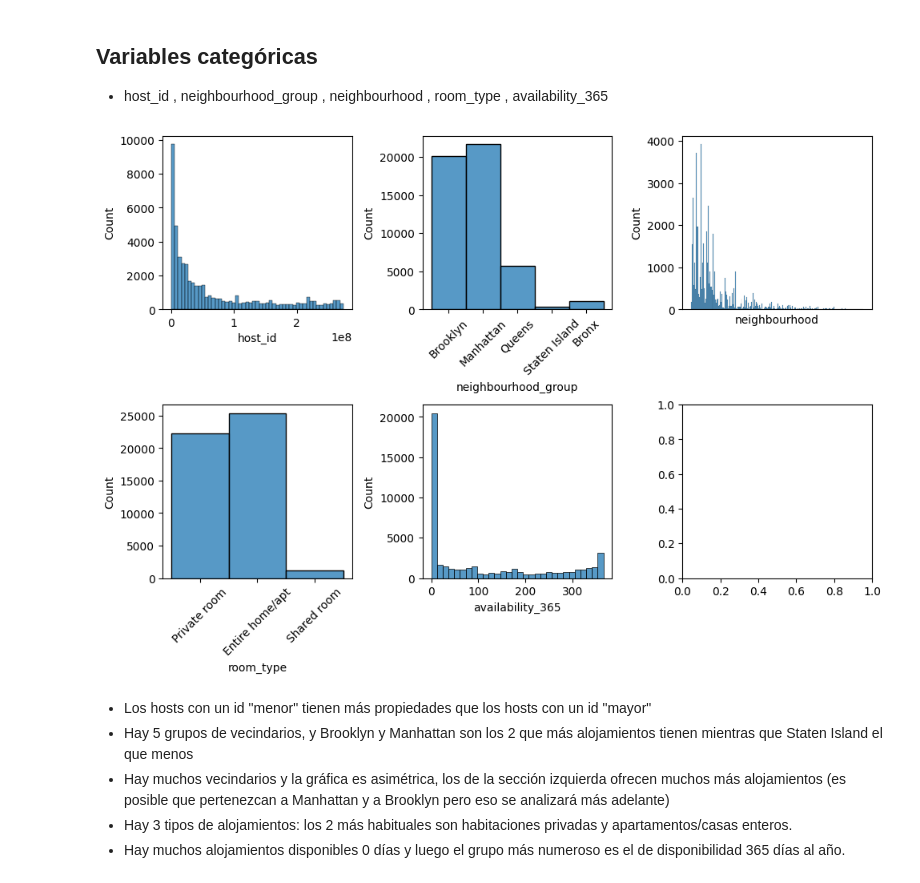
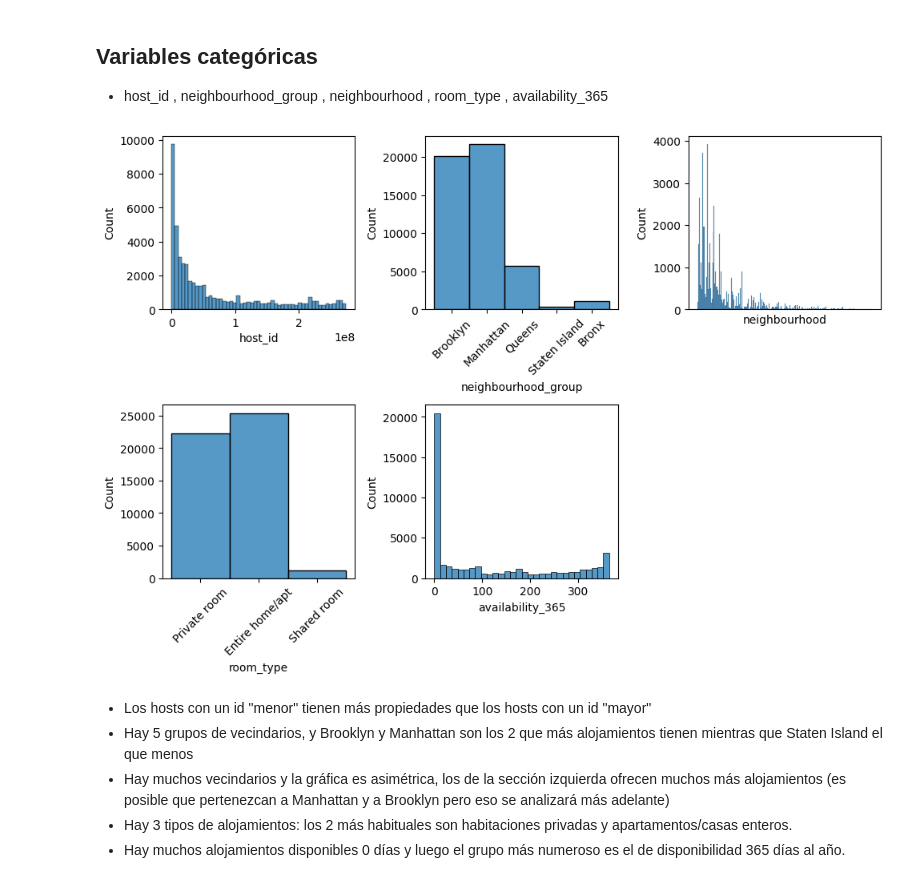
Before and after one commit to javier-senda/machine-learning-python-template, a Jupyter notebook: src/explore.ipynb, the cells around one changed output. Saved outputs shown, nothing was run; the diff lists cells and outputs as text; code cells hidden in the pictures.

```diff
--- a/src/explore.ipynb
+++ b/src/explore.ipynb
@@ -100,24 +101,26 @@ total_data.head()
 # %%
 fig, axis = plt.subplots(2, 3, figsize = (10, 7))
 
 unique_values_neighbourhood_group = total_data["neighbourhood_group"].unique()
 unique_values_room_type = total_data["room_type"].unique()
 
 sns.histplot(ax = axis[0, 0], data = total_data, x = "host_id")
 sns.histplot(ax = axis[0, 1], data = total_data, x = "neighbourhood_group")
 axis[0, 1].set_xticks(unique_values_neighbourhood_group)
 axis[0, 1].set_xticklabels(unique_values_neighbourhood_group, rotation=45)
 sns.histplot(ax = axis[0, 2], data = total_data, x = "neighbourhood").set_xticks([])
 sns.histplot(ax = axis[1, 0], data = total_data, x = "room_type")
 axis[1, 0].set_xticks(unique_values_room_type)
 axis[1, 0].set_xticklabels(unique_values_room_type, rotation=45)
 sns.histplot(ax = axis[1, 1], data = total_data, x = "availability_365")
 
+fig.delaxes(axis[1, 2])
+
 plt.tight_layout()
 
 plt.show()
 # %% [output]
-[figure, old version]
+[figure, new version]
 # %% [markdown]
 - Los hosts con un id "menor" tienen más propiedades que los hosts con un id "mayor"
 - Hay 5 grupos de vecindarios, y Brooklyn y Manhattan son los 2 que más alojamientos tienen mientras que Staten Island el que menos
```
Also changed, not shown: parts of 26 cells of this notebook, 1 other file.
